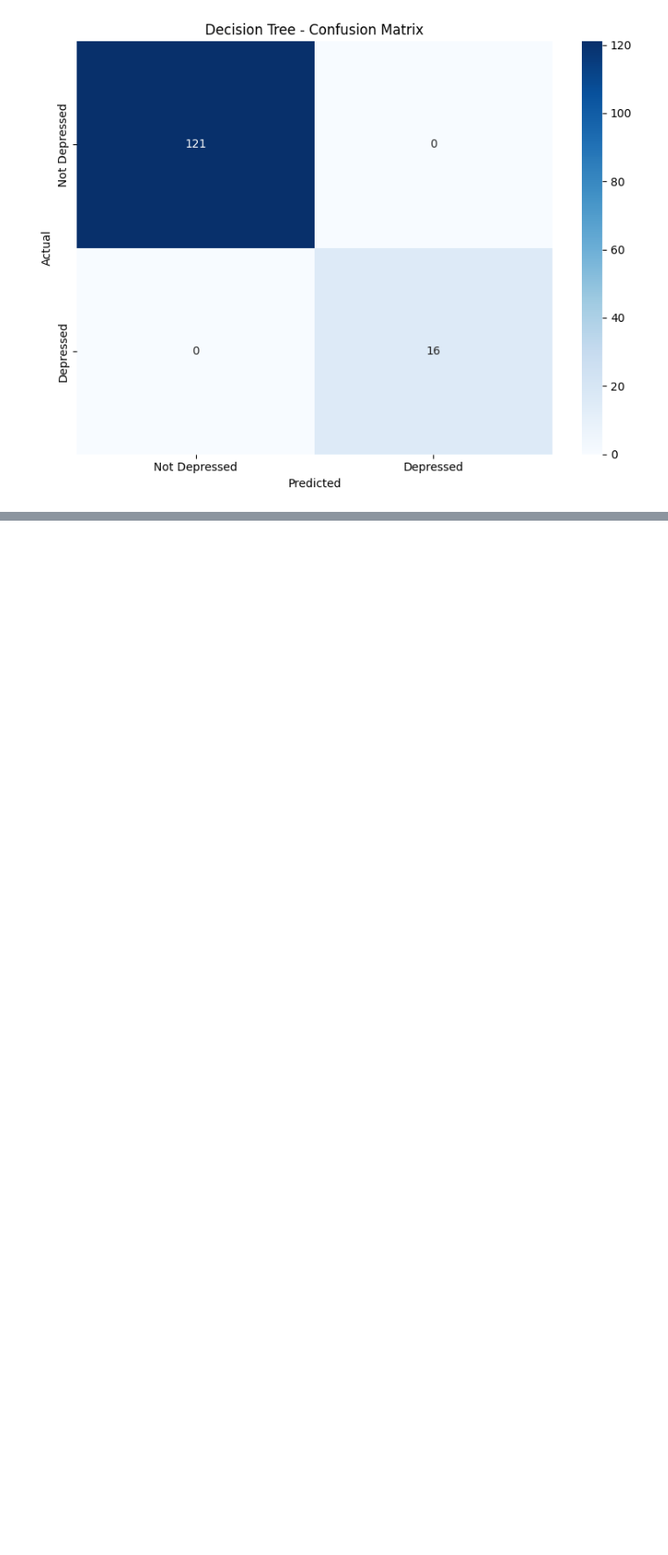
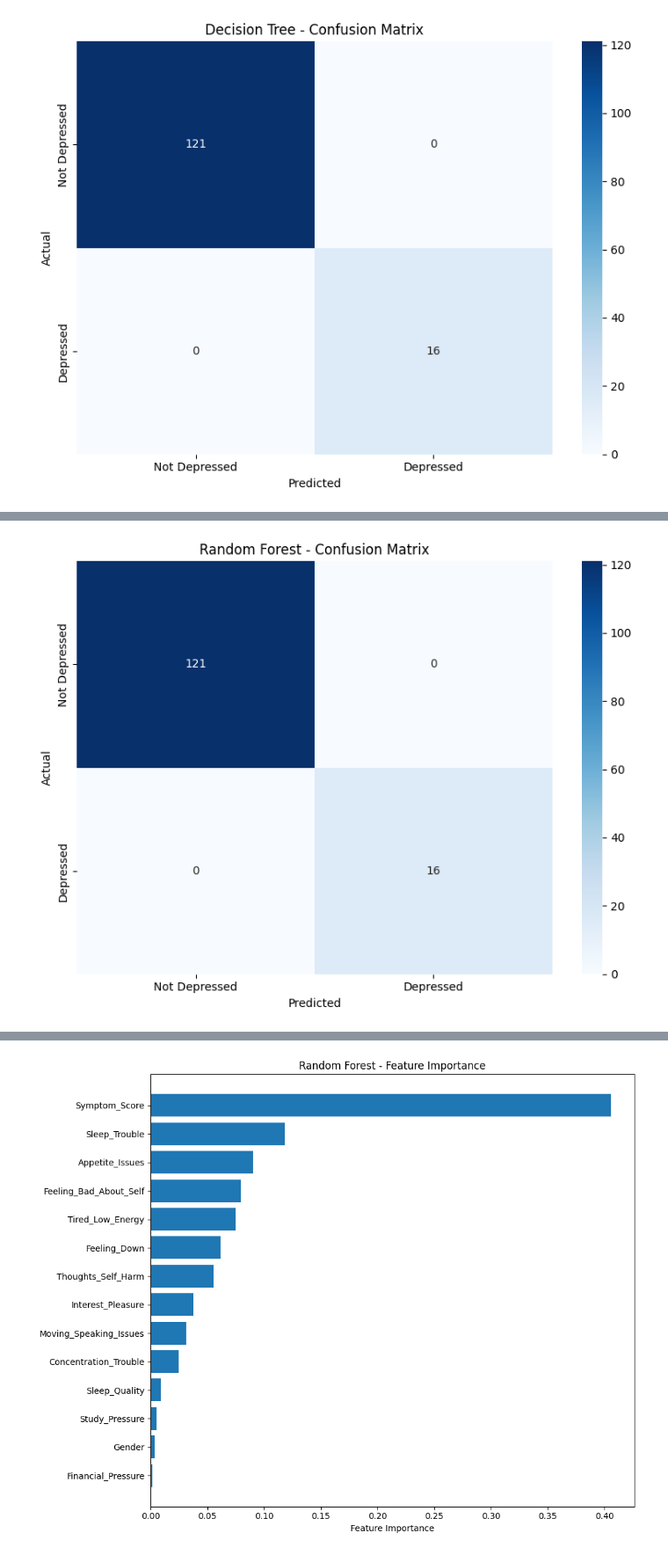
Before and after one commit to AbdullahIbneAziz/PHQ-9-Thesis-, a Jupyter notebook: model.ipynb, the cells around one changed output, grey strips where cells are left out. Shown at 88% size. Cells and saved outputs as stored; diff of their text form; code cells hidden in the pictures; blank space fills up the shorter version.

Commit message:
Applied Random Forest

```diff
--- a/model.ipynb
+++ b/model.ipynb
@@ -711,0 +714,70 @@ plt.show()
+# %%
+# Random Forest Classifier
+from sklearn.ensemble import RandomForestClassifier
+
+# Initialize Random Forest with optimized parameters
+rf_classifier = RandomForestClassifier(
+    n_estimators=100,
+    max_depth=10,
+    min_samples_split=20,
+    min_samples_leaf=10,
+    class_weight='balanced',  # Handle class imbalance
+    random_state=42
+)
+
+# Train the model
+rf_classifier.fit(X_train_scaled, y_train)
+
+# Make predictions
+y_pred_rf = rf_classifier.predict(X_test_scaled)
+y_pred_proba_rf = rf_classifier.predict_proba(X_test_scaled)
+
+# Calculate accuracy
+rf_accuracy = accuracy_score(y_test, y_pred_rf)
+print(f"Random Forest Accuracy: {rf_accuracy:.4f}")
+
+# Classification Report
+print("\nRandom Forest Classification Report:")
+print("=" * 50)
+print(classification_report(y_test, y_pred_rf))
+
+# Confusion Matrix
+cm_rf = confusion_matrix(y_test, y_pred_rf)
+print("\nRandom Forest Confusion Matrix:")
+print(cm_rf)
+
+# Visualize Random Forest Confusion Matrix
+plt.figure(figsize=(8, 6))
+sns.heatmap(cm_rf, annot=True, fmt='d', cmap='Blues',
+            xticklabels=['Not Depressed', 'Depressed'],
+            yticklabels=['Not Depressed', 'Depressed'])
+plt.title('Random Forest - Confusion Matrix')
+plt.xlabel('Predicted')
+plt.ylabel('Actual')
+plt.tight_layout()
+plt.show()
+
+# Feature Importance
+feature_importance = rf_classifier.feature_importances_
+feature_names = X_train.columns
+
+# Create feature importance dataframe
+importance_df = pd.DataFrame({
+    'Feature': feature_names,
+    'Importance': feature_importance
+}).sort_values('Importance', ascending=False)
+
+print("\nRandom Forest Feature Importance:")
+print("=" * 40)
+print(importance_df)
+
+# Plot feature importance
+plt.figure(figsize=(10, 8))
+plt.barh(range(len(importance_df)), importance_df['Importance'])
+plt.yticks(range(len(importance_df)), importance_df['Feature'])
+plt.xlabel('Feature Importance')
+plt.title('Random Forest - Feature Importance')
+plt.gca().invert_yaxis()
+plt.tight_layout()
+plt.show()
+# %% [output]
@@ -711,0 +801 @@ plt.show()
+[figure, added]
@@ -711,0 +819 @@ plt.show()
+[figure, added]
```
Also changed, not shown: parts of 2 cells of this notebook.
